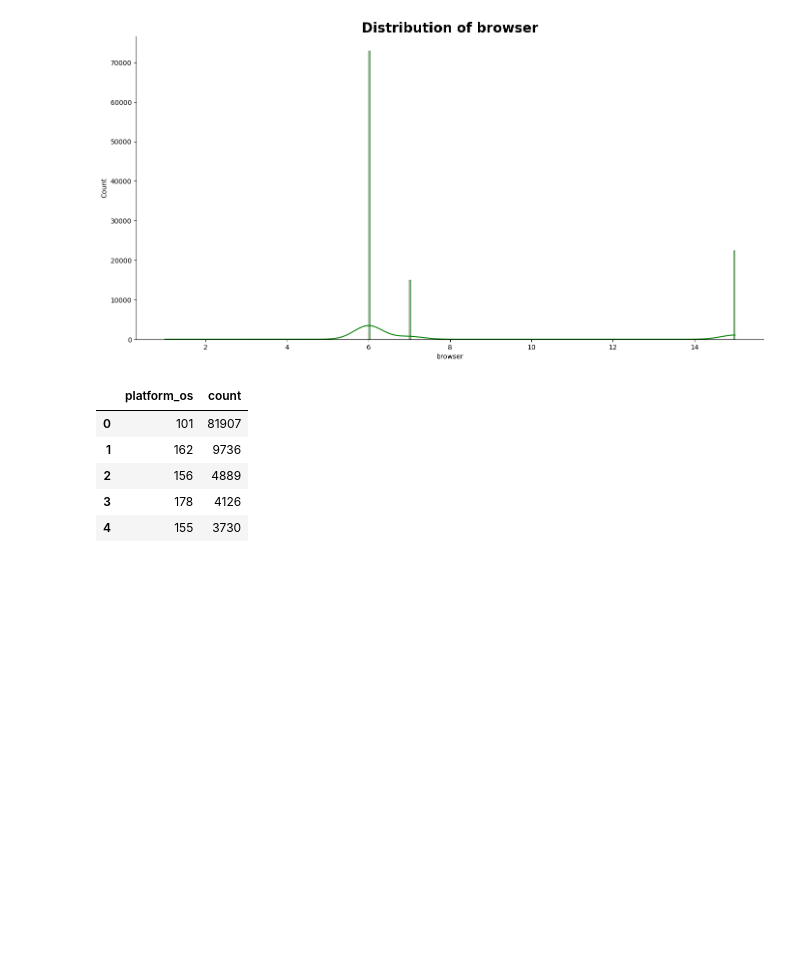
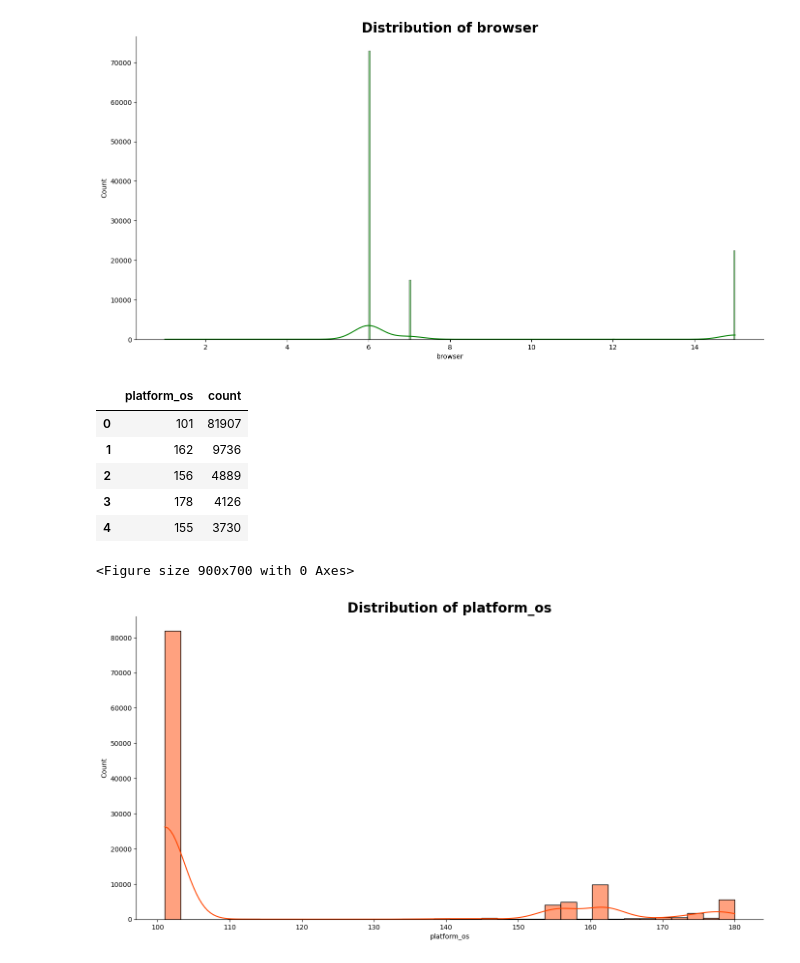
Before and after one commit to nahomHmichael/abtest-mlops, a Jupyter notebook: notebooks/Task3_new_data_AB_test.ipynb, the cells around one changed output. Saved outputs shown, nothing was run; the diff lists cells and outputs as text; code cells hidden in the pictures; blank space fills up the shorter version.

```diff
--- a/notebooks/Task3_new_data_AB_test.ipynb
+++ b/notebooks/Task3_new_data_AB_test.ipynb
@@ -292,3 +292,8 @@ platform_os.head()
 | 2 | 156 | 4889 |
 | 3 | 178 | 4126 |
 | 4 | 155 | 3730 |
+# %%
+fig = Plots.plot_hist(response,'platform_os','orangered')
+# %% [output]
+<Figure size 900x700 with 0 Axes>
+[figure, added]
```
Also changed, not shown: parts of 9 cells of this notebook.
